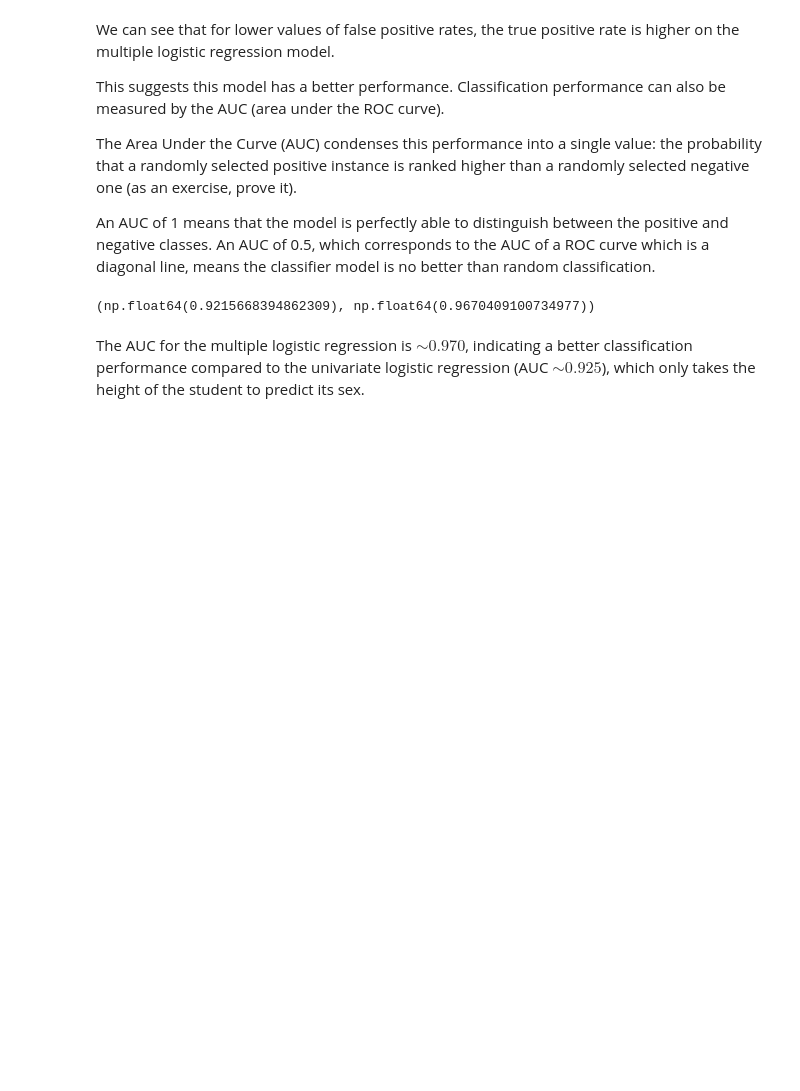
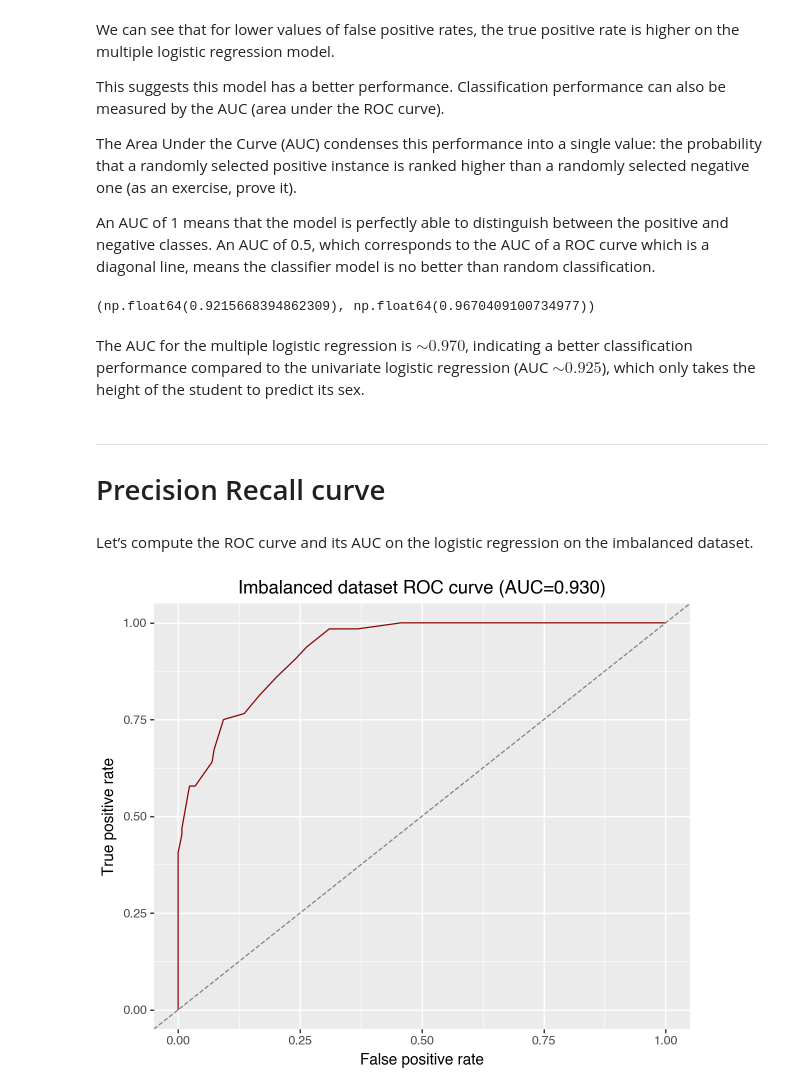
Before and after one commit to ulasuregen/Data-Analysis-and-Visualization-in-Python, a Jupyter notebook: logisticRegression.ipynb, the cells around one changed output. Cells and saved outputs as stored; diff of their text form; code cells hidden in the pictures; blank space fills up the shorter version.

Commit message:
Added new chapters to logisticRegression

```diff
--- a/logisticRegression.ipynb
+++ b/logisticRegression.ipynb
@@ -963,3 +963,29 @@ auc_uni, auc_multi
 (np.float64(0.9215668394862309), np.float64(0.9670409100734977))
 # %% [markdown]
 The AUC for the multiple logistic regression is $\sim 0.970$, indicating a better classification performance compared to the univariate logistic regression (AUC $\sim 0.925$), which only takes the height of the student to predict its sex.
+# %% [markdown]
+-----
+
+# Precision Recall curve
+# %% [markdown]
+Let’s compute the ROC curve and its AUC on the logistic regression on the imbalanced dataset.
+# %%
+imbalanced_heights["mu_hat"] = logistic_fit_imbalanced.predict(imbalanced_heights)
+fpr_imb, tpr_imb, _ = roc_curve(imbalanced_heights["y"], imbalanced_heights["mu_hat"])
+auc_imb = roc_auc_score(imbalanced_heights["y"], imbalanced_heights["mu_hat"])
+
+roc_imb_df = pd.DataFrame({"fpr": fpr_imb, "tpr": tpr_imb})
+
+(
+  ggplot(roc_imb_df, aes("fpr", "tpr"))
+  + geom_line(color="darkred")
+  + geom_abline(intercept=0, slope=1, linetype="dashed", color="grey")
+  + labs(
+      x="False positive rate",
+      y="True positive rate",
+      title=f"Imbalanced dataset ROC curve (AUC={auc_imb:.3f})",
+    )
+  + theme(figure_size=(6, 5))
+)
+# %% [output]
+[figure, added]
```
Also changed, not shown: parts of 15 cells of this notebook.
